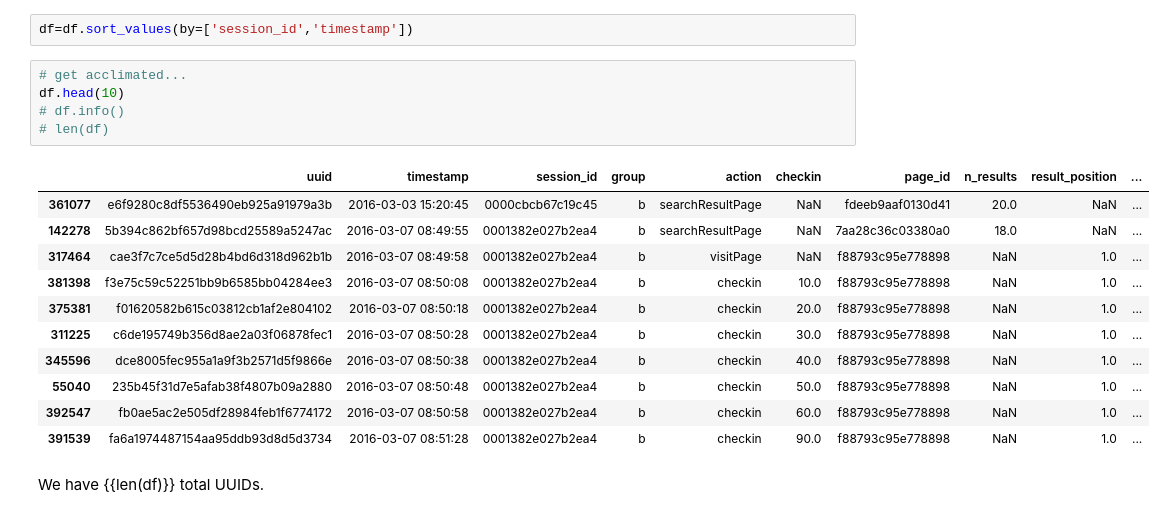
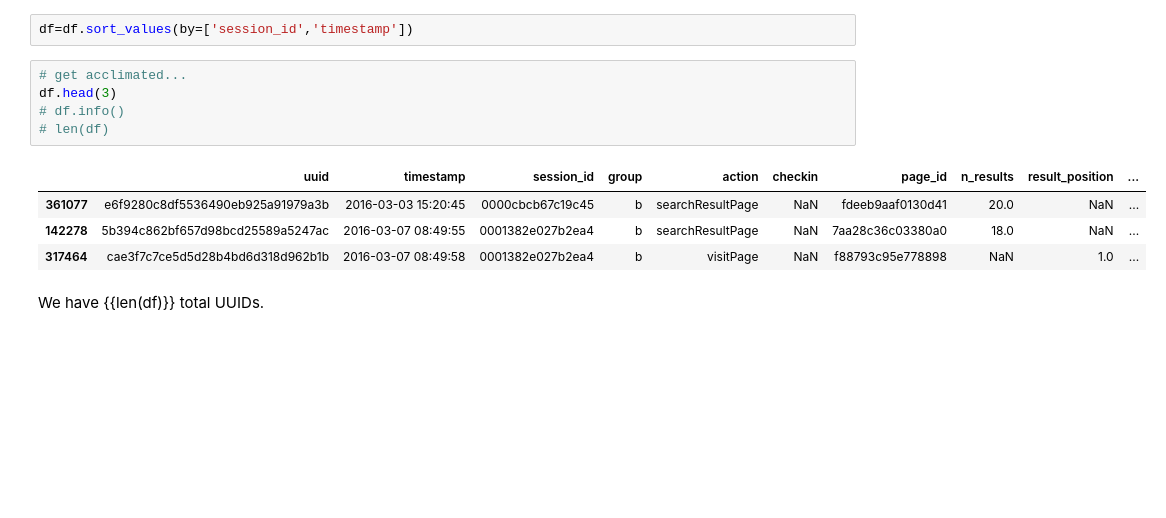
Before and after one commit to wnowak10/wikimedia, a Jupyter notebook: wiki.ipynb, the cells around one changed output. Cells and saved outputs as stored; diff of their text form; blank space fills up the shorter version.

```diff
--- a/wiki.ipynb
+++ b/wiki.ipynb
@@ -54,21 +54,14 @@ From the original documentation:
 df=df.sort_values(by=['session_id','timestamp'])
 # %%
 # get acclimated...
-df.head(10)
+df.head(3)
 # df.info()
 # len(df)
 # %% [output]
 |  | uuid | timestamp | session_id | group | action | checkin | page_id | n_results | result_position | ... |
 | 361077 | e6f9280c8df5536490eb925a91979a3b | 2016-03-03 15:20:45 | 0000cbcb67c19c45 | b | searchResultPage | NaN | fdeeb9aaf0130d41 | 20.0 | NaN | ... |
 | 142278 | 5b394c862bf657d98bcd25589a5247ac | 2016-03-07 08:49:55 | 0001382e027b2ea4 | b | searchResultPage | NaN | 7aa28c36c03380a0 | 18.0 | NaN | ... |
 | 317464 | cae3f7c7ce5d5d28b4bd6d318d962b1b | 2016-03-07 08:49:58 | 0001382e027b2ea4 | b | visitPage | NaN | f88793c95e778898 | NaN | 1.0 | ... |
-| 381398 | f3e75c59c52251bb9b6585bb04284ee3 | 2016-03-07 08:50:08 | 0001382e027b2ea4 | b | checkin | 10.0 | f88793c95e778898 | NaN | 1.0 | ... |
-| 375381 | f01620582b615c03812cb1af2e804102 | 2016-03-07 08:50:18 | 0001382e027b2ea4 | b | checkin | 20.0 | f88793c95e778898 | NaN | 1.0 | ... |
-| 311225 | c6de195749b356d8ae2a03f06878fec1 | 2016-03-07 08:50:28 | 0001382e027b2ea4 | b | checkin | 30.0 | f88793c95e778898 | NaN | 1.0 | ... |
-| 345596 | dce8005fec955a1a9f3b2571d5f9866e | 2016-03-07 08:50:38 | 0001382e027b2ea4 | b | checkin | 40.0 | f88793c95e778898 | NaN | 1.0 | ... |
-| 55040 | 235b45f31d7e5afab38f4807b09a2880 | 2016-03-07 08:50:48 | 0001382e027b2ea4 | b | checkin | 50.0 | f88793c95e778898 | NaN | 1.0 | ... |
-| 392547 | fb0ae5ac2e505df28984feb1f6774172 | 2016-03-07 08:50:58 | 0001382e027b2ea4 | b | checkin | 60.0 | f88793c95e778898 | NaN | 1.0 | ... |
-| 391539 | fa6a1974487154aa95ddb93d8d5d3734 | 2016-03-07 08:51:28 | 0001382e027b2ea4 | b | checkin | 90.0 | f88793c95e778898 | NaN | 1.0 | ... |
 # %% [markdown]
 We have {{len(df)}} total UUIDs.
 # %%
```
Also changed, not shown: parts of 6 cells of this notebook.
